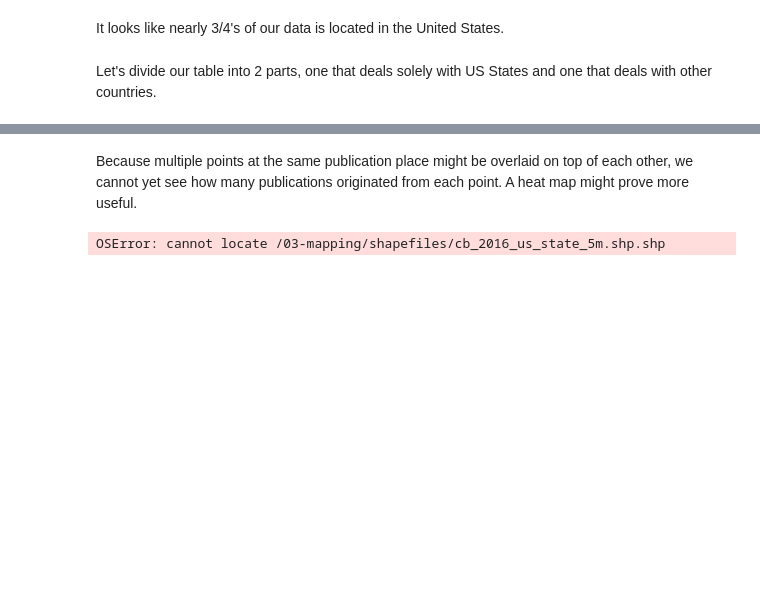
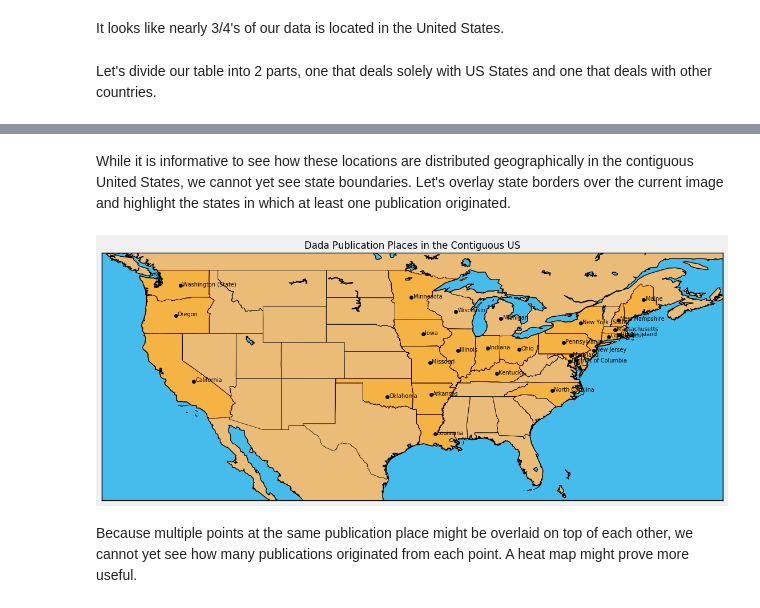
Before and after one commit to ds-modules/Library-HTRC, a Jupyter notebook: 03-mapping/Mapping the Books of the Dadaist Movement.ipynb, the cells around one changed output, grey strips where cells are left out. Saved outputs shown, nothing was run; the diff lists cells and outputs as text; code cells hidden in the pictures; blank space fills up the shorter version.

```diff
--- a/03-mapping/Mapping the Books of the Dadaist Movement.ipynb
+++ b/03-mapping/Mapping the Books of the Dadaist Movement.ipynb
@@ -574,2 +442,46 @@ plt.title("Publication Places in the Continental US", fontsize = 12)
+# %% [markdown]
+While it is informative to see how these locations are distributed geographically in the contiguous United States, we cannot yet see state boundaries. Let's overlay state borders over the current image and highlight the states in which at least one publication originated.
+# %%
+######################NOTE: NOT CHANGED#######################################################################
+plt.title("Dada Publication Places in the Contiguous US", fontsize=12)
+
+us_locations_map.drawmapboundary(fill_color = "#46bcec") #Fills in the oceans
+us_locations_map.fillcontinents(color = "#eabc77", lake_color="#46bcec") #Defines the continents
+us_locations_map.drawcoastlines()
+
+fig = matplotlib.pyplot.gcf()
+fig.set_size_inches(12.5, 8.5) #Sets the size of the map
+
+lons, lats = us_locations_map(us_locations["Longitude"], us_locations["Latitude"]) #Converts the coordinates to map points
+us_locations_map.scatter(lons, lats, color ="black", zorder=10) #Draws the points on the map
+
+#Labels each point with the location name
+for i in range(0, us_locations.shape[0]):
+    lat_lon = (us_locations["Longitude"][i] + .2, us_locations["Latitude"][i] - .1)
+    plt.annotate(np.array(us_locations["Location Name"])[i], lat_lon, fontsize=7)
+###############################################################################################################
+
+#Here we are reading in a shape file, which contains the boundary information for our Basemap
+us_locations_map.readshapefile("shapefiles/st99_d00", "us_states") #This places state borders on our map
+
+#Mapping a
+state_names = []
+for shape_dict in us_locations_map.us_states_info:
+    state_names.append(shape_dict['NAME'])
+
+ax = plt.gca() # get current axes instance
+
+for state in us_locations["Location Name"]:
+    #Clean the location name string
+    s_name = state.rstrip(" ")
+    if s_name.endswith("(State)"):
+        s_name = state.rstrip(" (State)")
+
+    #Overlay the shape in a darker color
+    seg = us_locations_map.us_states[state_names.index(s_name)]
+    poly = Polygon(seg, facecolor='#f4b342',edgecolor='red')
+    ax.add_patch(poly)
+# %% [output]
+[figure, added]
 # %% [markdown]
 Because multiple points at the same publication place might be overlaid on top of each other, we cannot yet see how many publications originated from each point. A heat map might prove more useful.
@@ -582,13 +487,0 @@ import shapefile
-# %%
-us_locations_map2 = Basemap(projection='cyl',
-            resolution=None, llcrnrlon = -128.94,llcrnrlat =23.52 ,urcrnrlon =-60.12, urcrnrlat =50.93)
-
-fig, ax = plt.subplots(figsize=(10, 20))
-
-us_locations_map2.readshapefile("/03-mapping/shapefiles/cb_2016_us_state_5m.shp", "us_states")
-
-us_locations_map2.drawmapboundary()
-us_locations_map2.fillcontinents(color = "brown")
-us_locations_map2.drawcoastlines()
-# %% [output]
-OSError: cannot locate /03-mapping/shapefiles/cb_2016_us_state_5m.shp.shp
```
Also changed, not shown: parts of 24 cells of this notebook, 13 other files.
